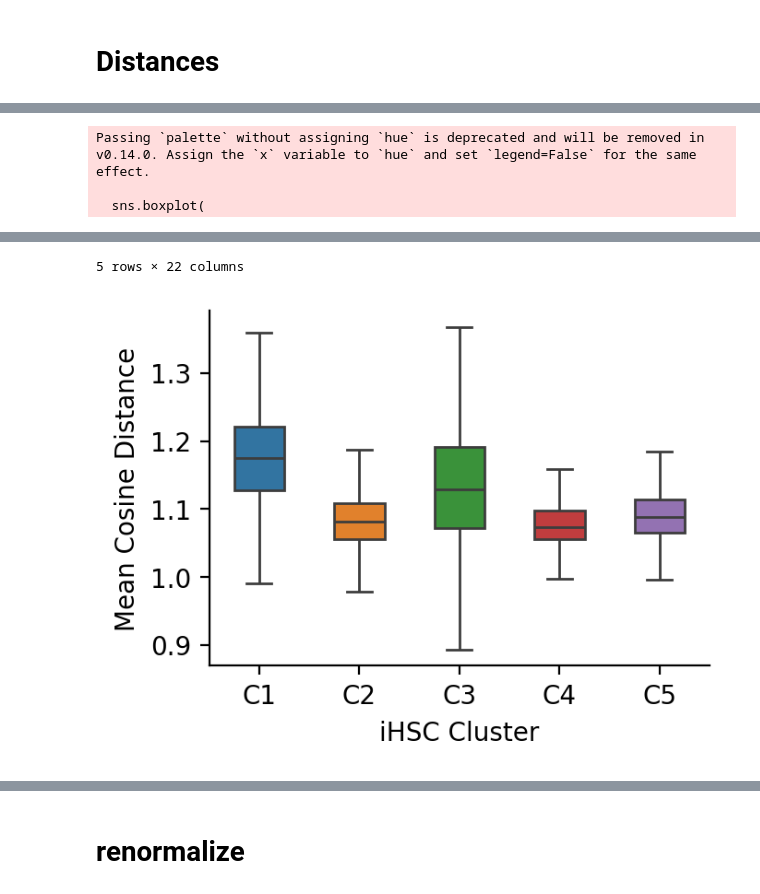
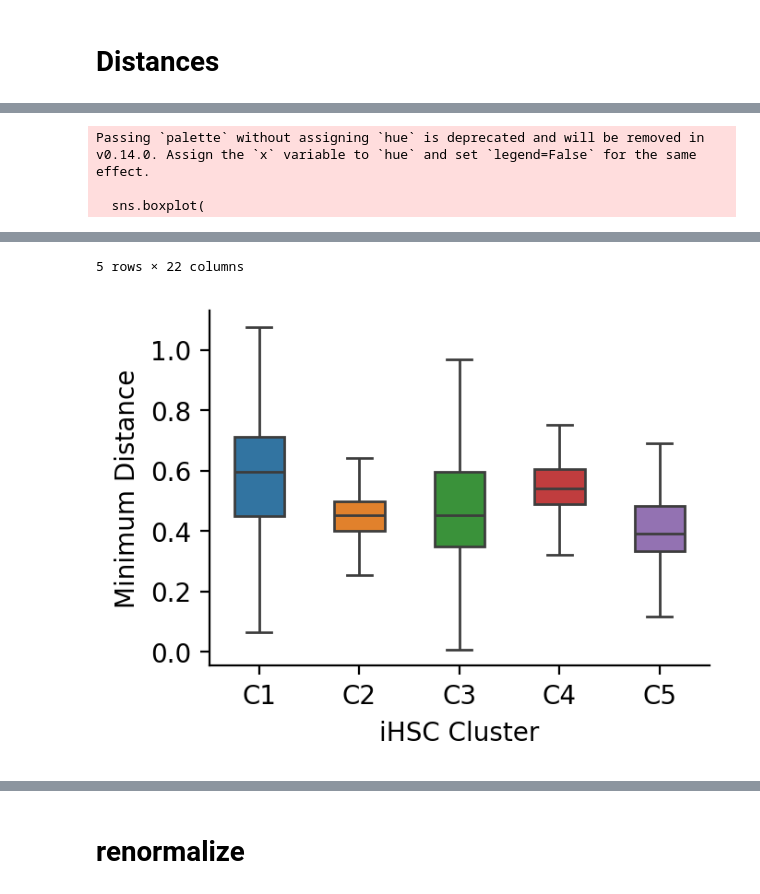
Before and after one commit to CooperStansbury/ONT-single-cell, a Jupyter notebook: notebooks/FIGURE_4_DISTANCE.ipynb, the cells around one changed output, grey strips where cells are left out. Drawn from its saved outputs; the diff is of its cells as text; code cells hidden in the pictures.

```diff
--- a/notebooks/FIGURE_4_DISTANCE.ipynb
+++ b/notebooks/FIGURE_4_DISTANCE.ipynb
@@ -163,7 +175,8 @@ computing PCA
 # %% [markdown]
 # Distances
 # %%
-n_comps = 10
+n_comps = 6
+metric = 'cosine'
 
 ihsc = pdf[pdf.obs['cell_type'] == 'iHSC', :].copy()
 hsc = pdf[pdf.obs['cell_type'] == 'HSC', :].copy()
@@ -173,4 +186,23 @@ X_hsc = hsc.obsm['X_pca'][:, 0:n_comps]
 
 print(f"{X_ihsc.shape=}")
 print(f"{X_hsc.shape=}")
+
+D = cdist(
+    X_ihsc,
+    X_hsc,
+    metric=metric,
+)
+
+D = pd.DataFrame(
+    D,
+    index=ihsc.obs_names,
+    columns=hsc.obs_names,
+)
+
+print(f"{D.shape=}")
+print(f"Min Distance {np.min(D):4f}")
+print(f"Max Distance {np.max(D):4f}")
+print(f"Mean Distance {np.mean(D):4f}")
+
+D.head()
 # %% [output]
@@ -205,17 +221,0 @@ D.shape=(8574, 3243)
-# %%
-plt.rcParams['figure.dpi'] = 200
-plt.rcParams['figure.figsize'] = 5, 5
-
-plot = ihsc.obs.copy()
-plot['distance'] = D.median(axis=1)
-sort_idx = np.argsort(plot['distance'].values)[::-1]
-
-sns.scatterplot(
-    data=plot.iloc[sort_idx],
-    x='UMAP 1',
-    y='UMAP 2',
-    hue='distance',
-    alpha=0.7,
-    ec='none',
-    s=10,
-)
@@ -225,40 +275,40 @@ sns.scatterplot(
 # %%
 plot = ihsc.obs.copy()
-plot['distance'] = D.median(axis=1)
+plot['distance'] = D.min(axis=1)
 plot = plot.sort_values(by='cluster_str_QC')
 
 plot = plot[plot['cluster_str_QC'] != "C6"]
 
 plt.rcParams['figure.dpi'] = 200
 plt.rcParams['figure.figsize'] = 3.5, 2.5
 
 sns.boxplot(
     data=plot,
     x='cluster_str_QC',
     y='distance',
     width=0.5,
     showfliers=False,
     palette='tab10',
 )
 
 sns.despine()
 
-plt.ylabel('Mean Cosine Distance')
+plt.ylabel('Minimum Distance')
 plt.xlabel('iHSC Cluster')
 
 plot.head()
 # %% [output]
 Passing `palette` without assigning `hue` is deprecated and will be removed in v0.14.0. Assign the `x` variable to `hue` and set `legend=False` for the same effect.
 
   sns.boxplot(
 |  | n_counts | cell_type | dataset | organ_tissue | n_genes | new_cluster | cell_label | cluster_str | UMAP 1 | ... |
 | AAACCCAAGGTTACCT_iHSC | 6558.0 | iHSC | iHSC | nan | 12480 | 1 | Reprogrammed Cells | D2 | 8.989130 | ... |
 | GCACATATCTCTCGCA_iHSC | 9145.0 | iHSC | iHSC | nan | 12891 | 11 | Reprogrammed Cells | D12 | 8.815907 | ... |
 | GCACATATCGTGTGAT_iHSC | 4772.0 | iHSC | iHSC | nan | 12053 | 11 | Reprogrammed Cells | D12 | 9.942209 | ... |
 | GCACATATCCTTGACC_iHSC | 15821.0 | iHSC | iHSC | nan | 13945 | 11 | Reprogrammed Cells | D12 | 8.035115 | ... |
 | GCACATAGTTTCAGAC_iHSC | 3960.0 | iHSC | iHSC | nan | 11581 | 1 | Reprogrammed Cells | D2 | 10.040021 | ... |
 5 rows × 22 columns
-[figure, old version]
+[figure, new version]
 # %%
 def create_facet_grid(df, x_col="x", group_col="g"):
     """
```
Also changed, not shown: parts of 87 cells of this notebook, 2 other files.
